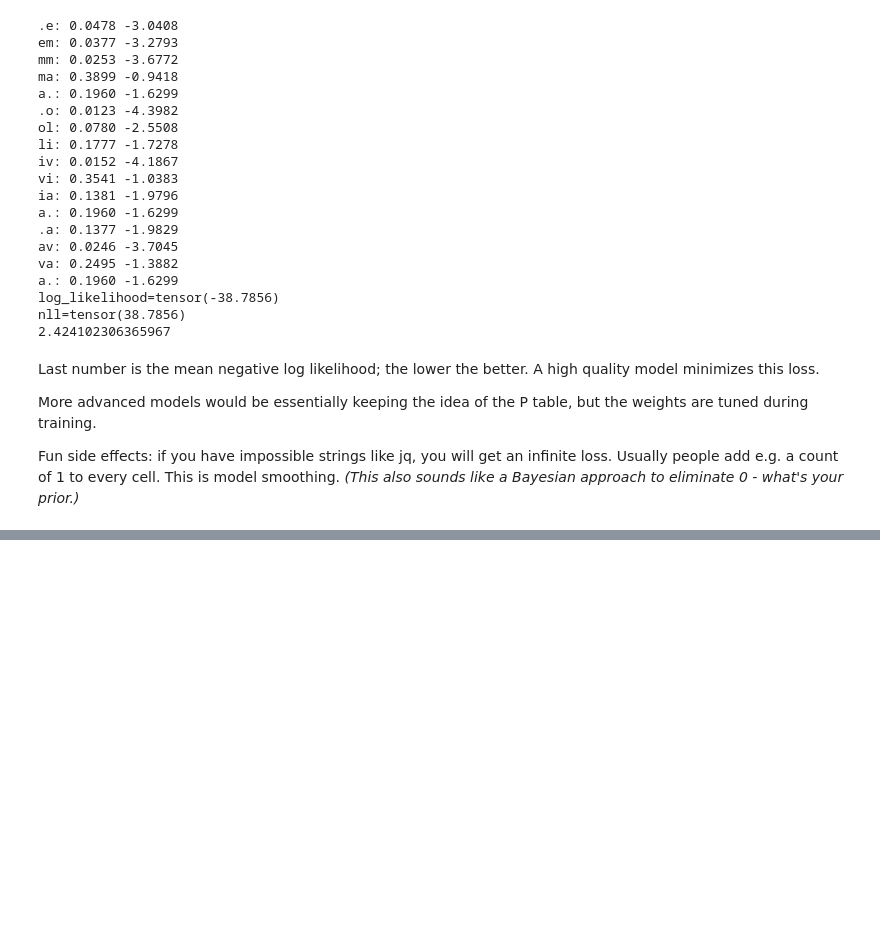
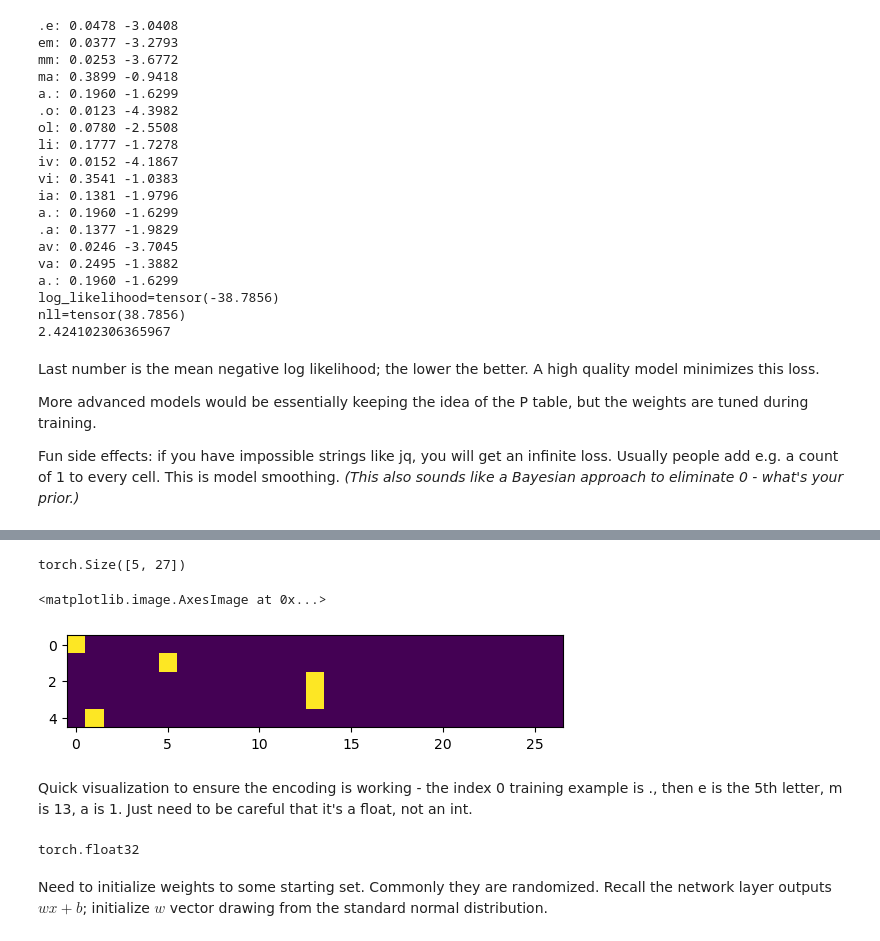
Before and after one commit to phively/nn-zero-to-hero, a Jupyter notebook: 02 Building makemore.ipynb, the cells around one changed output, grey strips where cells are left out. Cells and saved outputs as stored; diff of their text form; code cells hidden in the pictures; blank space fills up the shorter version.

Commit message:
Neural network approach: forward pass - Explanation and inspecting tensors - Computing the forward pass and negative LL

```diff
--- a/02 Building makemore.ipynb
+++ b/02 Building makemore.ipynb
@@ -510,0 +517,18 @@ Fun side effects: if you have impossible strings like jq, you will get an infini
+# %%
+# Training set of bigrams (x, y)
+
+xs, ys = [], []
+
+# Identical to previous code
+for w in words[:1]: # Just look at first name as an example
+  chs = ['.'] + list(w) + ['.']
+  for ch1, ch2 in zip(chs, chs[1:]):
+    ix1 = stoi[ch1]
+    ix2 = stoi[ch2]
+    print(ch1, ch2)
+    # Add the training examples to lists, rather than storing counts
+    xs.append(ix1)
+    ys.append(ix2)
+
+xs = torch.tensor(xs)
+ys = torch.tensor(ys)
@@ -510,0 +555,5 @@ Fun side effects: if you have impossible strings like jq, you will get an infini
+# %%
+import torch.nn.functional as F
+
+xenc = F.one_hot(xs, num_classes = 27).float()
+xenc
@@ -510,0 +571,17 @@ Fun side effects: if you have impossible strings like jq, you will get an infini
+# %%
+xenc.shape
+# %% [output]
+torch.Size([5, 27])
+# %%
+plt.imshow(xenc)
+# %% [output]
+<matplotlib.image.AxesImage at 0x...>
+[figure, added]
+# %% [markdown]
+Quick visualization to ensure the encoding is working - the index 0 training example is ., then e is the 5th letter, m is 13, a is 1. Just need to be careful that it's a float, not an int.
+# %%
+xenc.dtype
+# %% [output]
+torch.float32
+# %% [markdown]
+Need to initialize weights to some starting set. Commonly they are randomized. Recall the network layer outputs $wx + b$; initialize $w$ vector drawing from the standard normal distribution.
```
Also changed, not shown: parts of 28 cells of this notebook.
